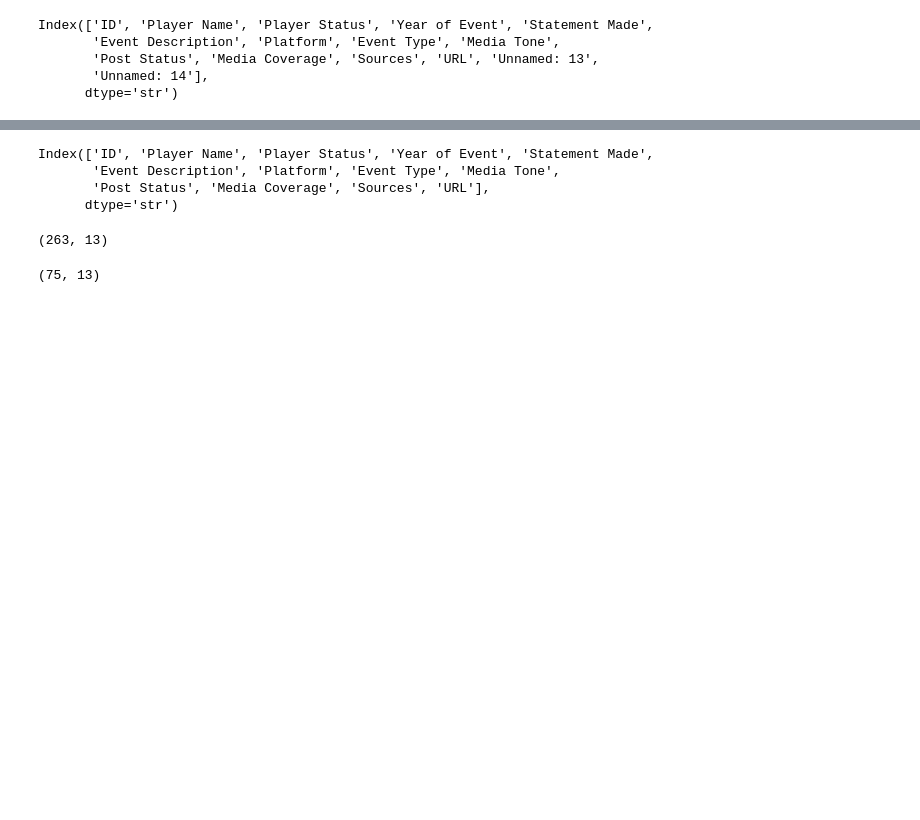
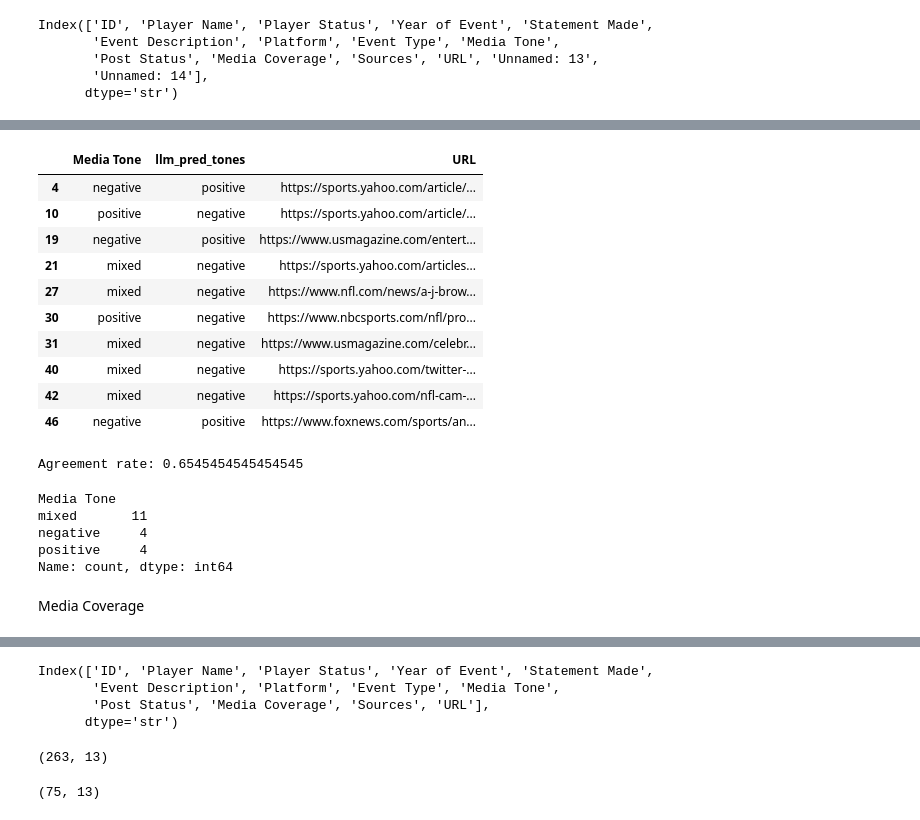
Before and after one commit to CultureAsData-UIUC/is310-spring-2026-group-1, a Jupyter notebook: Finalized_Datasets/Maya_Finalized_Dataset/computational_dataset.ipynb, the cells around one changed output, grey strips where cells are left out. Drawn from its saved outputs; the diff is of its cells as text; code cells hidden in the pictures; blank space fills up the shorter version.

```diff
--- a/Finalized_Datasets/Maya_Finalized_Dataset/computational_dataset.ipynb
+++ b/Finalized_Datasets/Maya_Finalized_Dataset/computational_dataset.ipynb
@@ -35,0 +325,3 @@ Index(['ID', 'Player Name', 'Player Status', 'Year of Event', 'Statement Made',
+# %%
+# Run LLM classification
+test_nfl_df_true['llm_pred_tones'] = test_nfl_df_true.apply(classify_cold, axis=1)
@@ -35,0 +345,24 @@ Index(['ID', 'Player Name', 'Player Status', 'Year of Event', 'Statement Made',
+# %%
+test_nfl_df_true['llm_pred_tones'] = (
+    test_nfl_df_true['llm_pred_tones']
+    .str.strip()
+    .str.lower()
+)
+
+test_nfl_df_true['Media Tone'] = (
+    test_nfl_df_true['Media Tone']
+    .str.strip()
+    .str.lower()
+)
+# %%
+# Drop missing predictions
+df_eval = test_nfl_df_true.dropna(subset=['llm_pred_tones'])
+
+accuracy = accuracy_score(df_eval['Media Tone'], df_eval['llm_pred_tones'])
+print("Accuracy:", accuracy)
+
+print("\nClassification Report:")
+print(classification_report(df_eval['Media Tone'], df_eval['llm_pred_tones']))
+
+print("\nConfusion Matrix:")
+print(confusion_matrix(df_eval['Media Tone'], df_eval['llm_pred_tones']))
@@ -35,0 +388,33 @@ Index(['ID', 'Player Name', 'Player Status', 'Year of Event', 'Statement Made',
+# %%
+errors = df_eval[df_eval['Media Tone'] != df_eval['llm_pred_tones']]
+
+errors[['Media Tone', 'llm_pred_tones', 'URL']].head(10)
+# %% [output]
+|  | Media Tone | llm_pred_tones | URL |
+| 4 | negative | positive | https://sports.yahoo.com/article/... |
+| 10 | positive | negative | https://sports.yahoo.com/article/... |
+| 19 | negative | positive | https://www.usmagazine.com/entert... |
+| 21 | mixed | negative | https://sports.yahoo.com/articles... |
+| 27 | mixed | negative | https://www.nfl.com/news/a-j-brow... |
+| 30 | positive | negative | https://www.nbcsports.com/nfl/pro... |
+| 31 | mixed | negative | https://www.usmagazine.com/celebr... |
+| 40 | mixed | negative | https://sports.yahoo.com/twitter-... |
+| 42 | mixed | negative | https://sports.yahoo.com/nfl-cam-... |
+| 46 | negative | positive | https://www.foxnews.com/sports/an... |
+# %%
+df_eval['match'] = df_eval['Media Tone'] == df_eval['llm_pred_tones']
+agreement_rate = df_eval['match'].mean()
+
+print("Agreement rate:", agreement_rate)
+# %% [output]
+Agreement rate: 0.6545454545454545
+# %%
+errors['Media Tone'].value_counts()
+# %% [output]
+Media Tone
+mixed       11
+negative     4
+positive     4
+Name: count, dtype: int64
+# %% [markdown]
+Media Coverage
```
Also changed, not shown: parts of 53 cells of this notebook.
